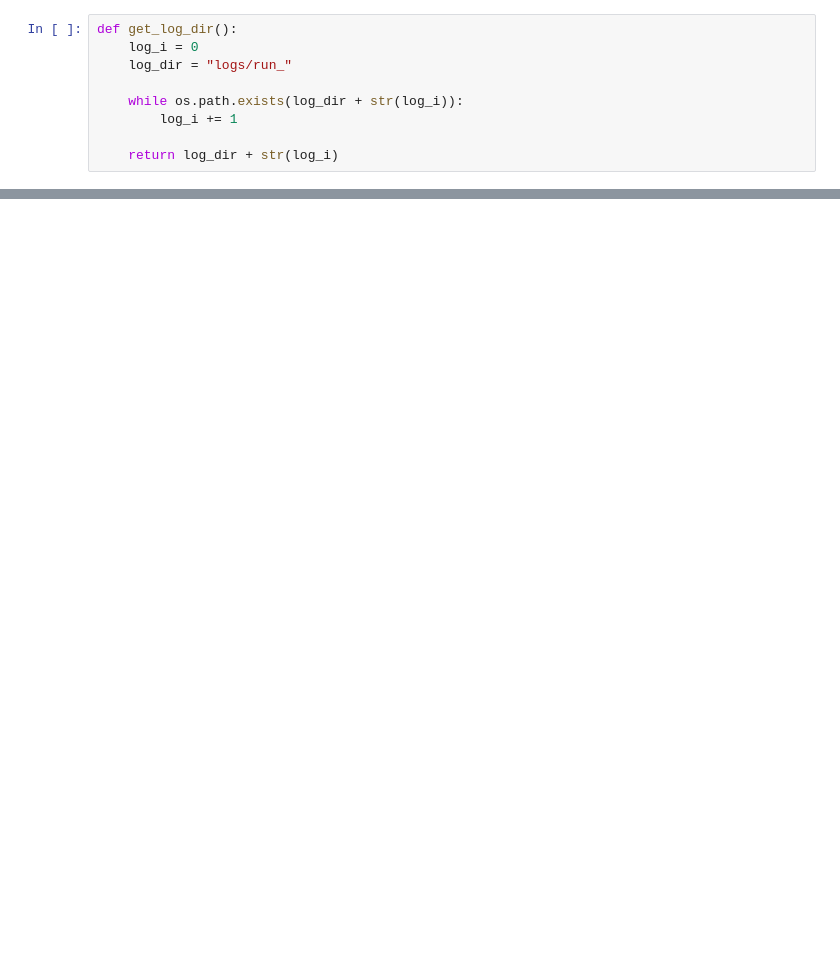
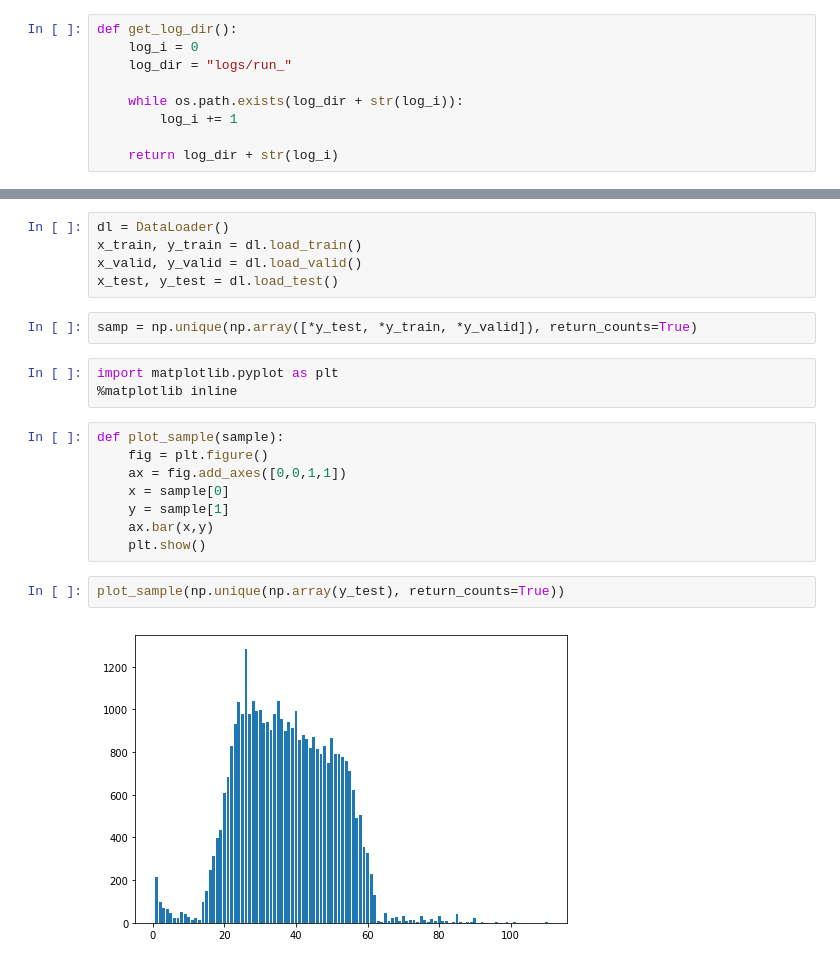
Before and after one commit to oopDaniel/AgeEstimator, a Jupyter notebook: server/models/cnn/cnn.ipynb, the cells around one changed output, grey strips where cells are left out. Saved outputs shown, nothing was run; the diff lists cells and outputs as text; blank space fills up the shorter version.

```diff
--- a/server/models/cnn/cnn.ipynb
+++ b/server/models/cnn/cnn.ipynb
@@ -216,0 +272,22 @@ res[2][-5:]
+# %%
+dl = DataLoader()
+x_train, y_train = dl.load_train()
+x_valid, y_valid = dl.load_valid()
+x_test, y_test = dl.load_test()
+# %%
+samp = np.unique(np.array([*y_test, *y_train, *y_valid]), return_counts=True)
+# %%
+import matplotlib.pyplot as plt
+%matplotlib inline
+# %%
+def plot_sample(sample):
+    fig = plt.figure()
+    ax = fig.add_axes([0,0,1,1])
+    x = sample[0]
+    y = sample[1]
+    ax.bar(x,y)
+    plt.show()
+# %%
+plot_sample(np.unique(np.array(y_test), return_counts=True))
+# %% [output]
+[figure, added]
```
Also changed, not shown: parts of 22 cells of this notebook, 2 other files.
